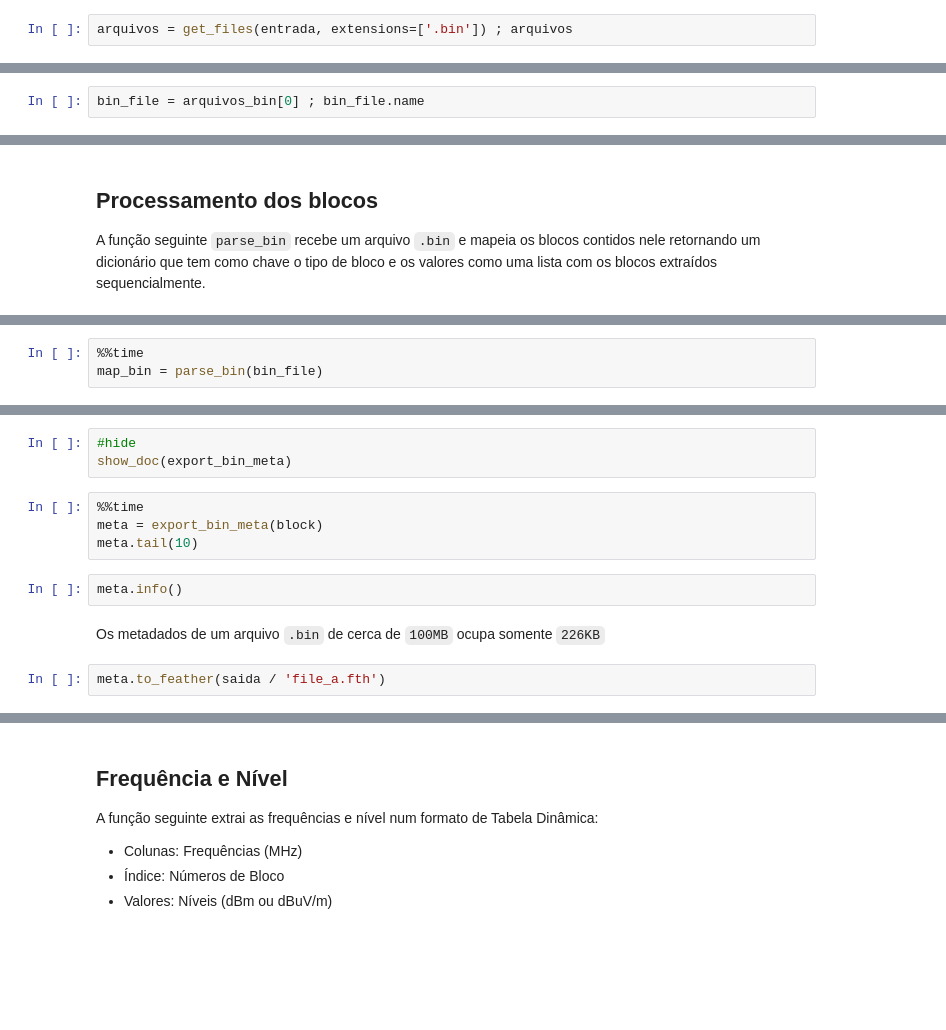
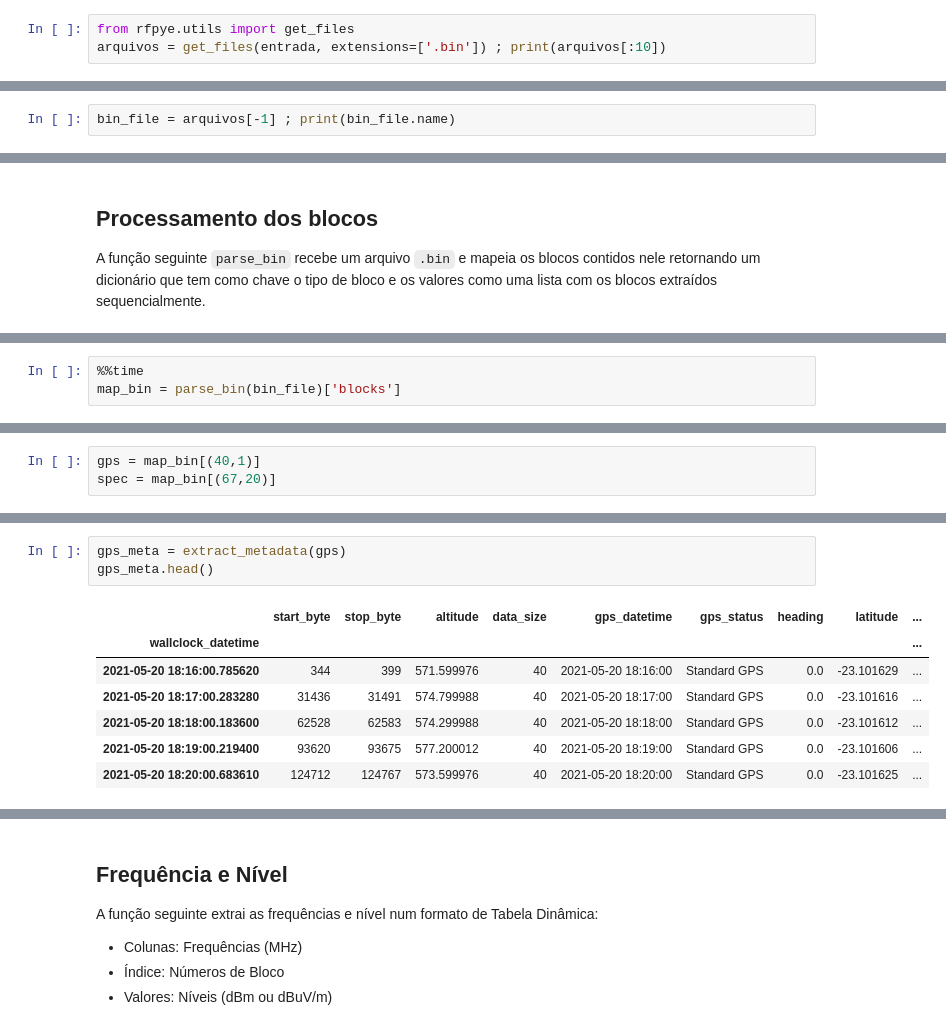
Before and after one commit to ronaldokun/rfpye, a Jupyter notebook: nbs/index.ipynb, the cells around one changed output, grey strips where cells are left out. Cells and saved outputs as stored; diff of their text form; blank space fills up the shorter version.

```diff
--- a/nbs/index.ipynb
+++ b/nbs/index.ipynb
@@ -39,2 +49,3 @@ O caráter recursivo e a busca em links, `recurse` e `followlinks` simbólicos p
 # %%
-arquivos = get_files(entrada, extensions=['.bin']) ; arquivos
+from rfpye.utils import get_files
+arquivos = get_files(entrada, extensions=['.bin']) ; print(arquivos[:10])
@@ -49,2 +68,2 @@ Nesse caso dentro da pasta 'tmp' há somente 1 arquivo `.bin`
 # %%
-bin_file = arquivos_bin[0] ; bin_file.name
+bin_file = arquivos[-1] ; print(bin_file.name)
@@ -54,3 +77,3 @@ A função seguinte `parse_bin` recebe um arquivo `.bin` e mapeia os blocos cont
 # %%
 %%time
-map_bin = parse_bin(bin_file)
+map_bin = parse_bin(bin_file)['blocks']
@@ -94,0 +99,3 @@ Esse é o mesmo valor do atributo `data_points`
+# %%
+gps = map_bin[(40,1)]
+spec = map_bin[(67,20)]
@@ -98,13 +145,11 @@ A função seguinte extrai os metadados `META` definidos no cabeçalho do arquiv
-# %%
-#hide
-show_doc(export_bin_meta)
-# %%
-%%time
-meta = export_bin_meta(block)
-meta.tail(10)
-# %%
-meta.info()
-# %% [markdown]
-Os metadados de um arquivo `.bin` de cerca de `100MB` ocupa somente `226KB`
-# %%
-meta.to_feather(saida / 'file_a.fth')
+# %%
+gps_meta = extract_metadata(gps)
+gps_meta.head()
+# %% [output]
+|  | start_byte | stop_byte | altitude | data_size | gps_datetime | gps_status | heading | latitude | ... |
+| wallclock_datetime |  |  |  |  |  |  |  |  | ... |
+| 2021-05-20 18:16:00.785620 | 344 | 399 | 571.599976 | 40 | 2021-05-20 18:16:00 | Standard GPS | 0.0 | -23.101629 | ... |
+| 2021-05-20 18:17:00.283280 | 31436 | 31491 | 574.799988 | 40 | 2021-05-20 18:17:00 | Standard GPS | 0.0 | -23.101616 | ... |
+| 2021-05-20 18:18:00.183600 | 62528 | 62583 | 574.299988 | 40 | 2021-05-20 18:18:00 | Standard GPS | 0.0 | -23.101612 | ... |
+| 2021-05-20 18:19:00.219400 | 93620 | 93675 | 577.200012 | 40 | 2021-05-20 18:19:00 | Standard GPS | 0.0 | -23.101606 | ... |
+| 2021-05-20 18:20:00.683610 | 124712 | 124767 | 573.599976 | 40 | 2021-05-20 18:20:00 | Standard GPS | 0.0 | -23.101625 | ... |
```
Also changed, not shown: parts of 68 cells of this notebook, 5 other files.
